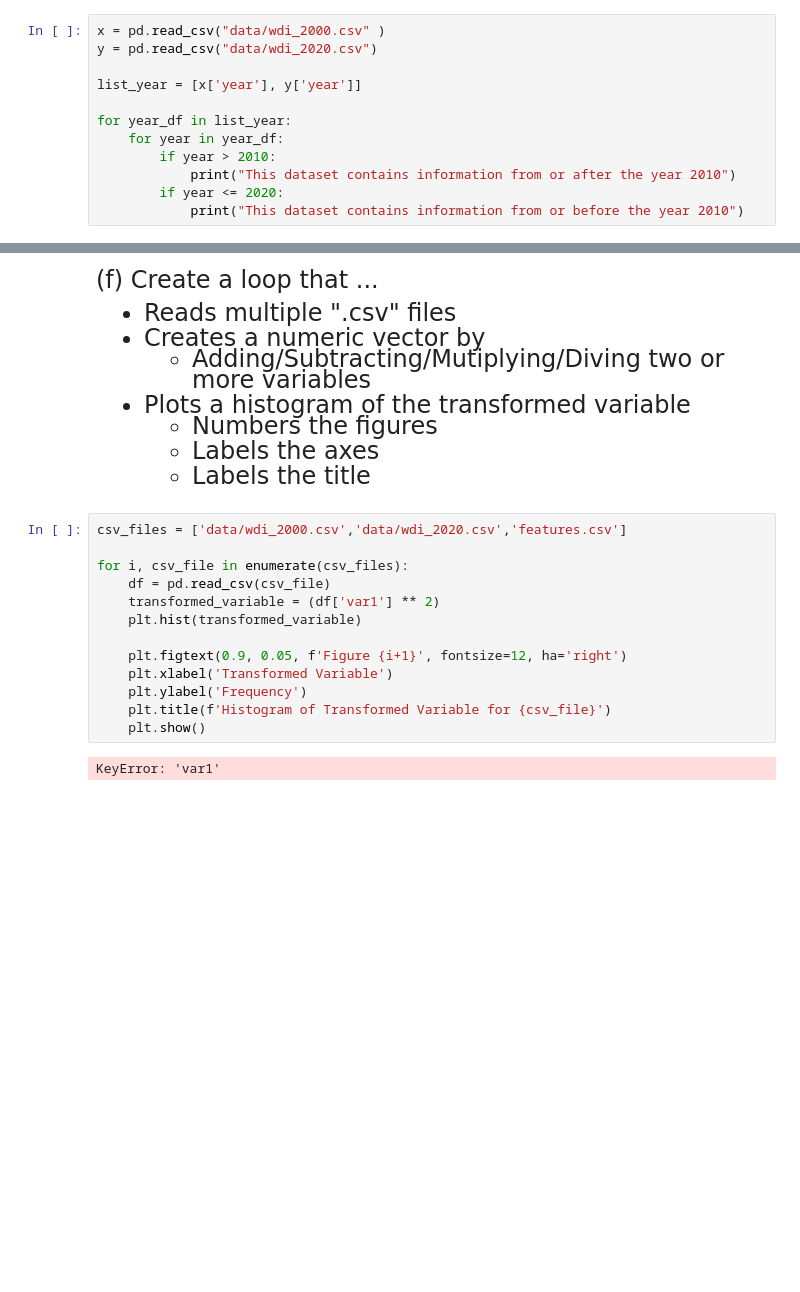
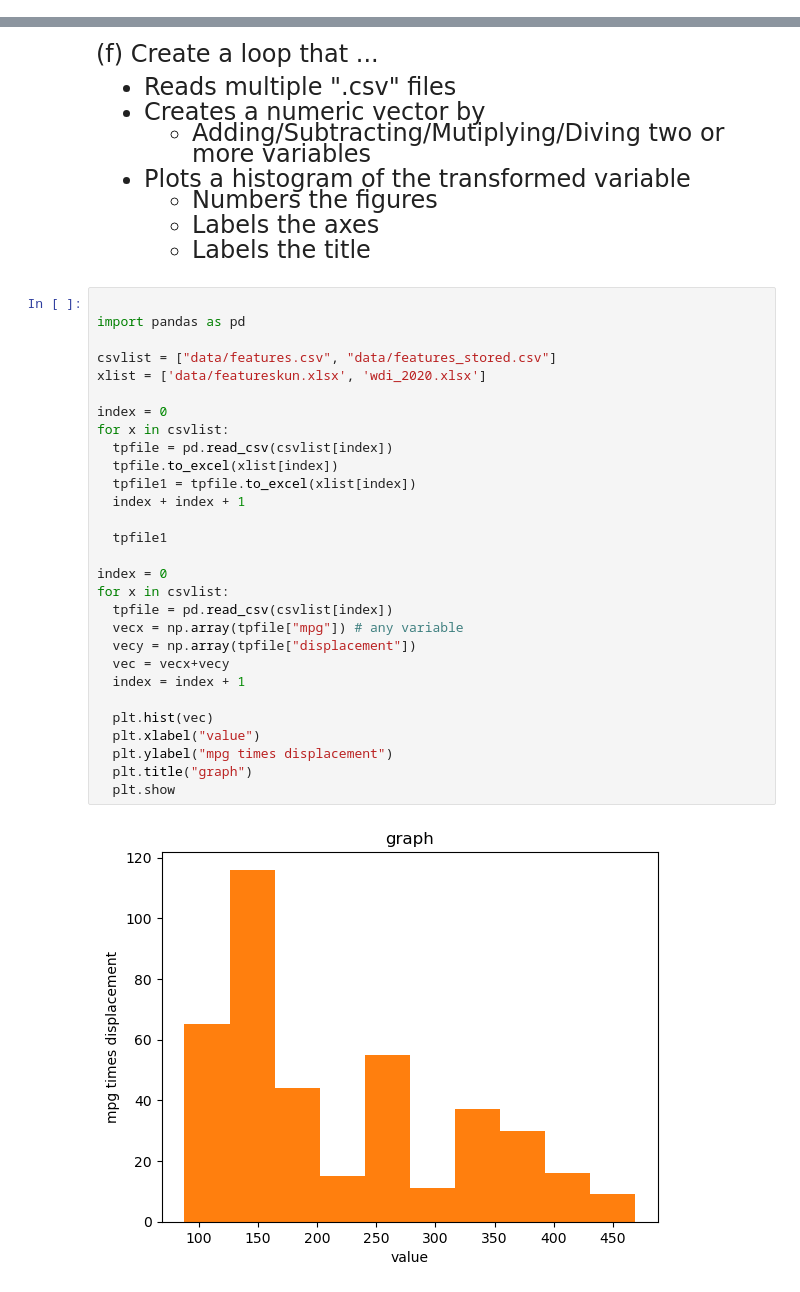
Before and after one commit to EricZou007/qtm151spring2023, a Jupyter notebook: Lecture 07/Lecture 7.ipynb, the cells around one changed output, grey strips where cells are left out. Drawn from its saved outputs; the diff is of its cells as text; blank space fills up the shorter version.

```diff
--- a/Lecture 07/Lecture 7.ipynb
+++ b/Lecture 07/Lecture 7.ipynb
@@ -184,18 +207,6 @@ $\qquad$ "This dataset contains information on or after 2010.
 - If the year $<$ 2010, print the message
 
 $\qquad$ "This dataset contains information before 2010"
-# %%
-x = pd.read_csv("data/wdi_2000.csv" )
-y = pd.read_csv("data/wdi_2020.csv")
-
-list_year = [x['year'], y['year']]
-
-for year_df in list_year:
-    for year in year_df:
-        if year > 2010:
-            print("This dataset contains information from or after the year 2010")
-        if year <= 2020:
-            print("This dataset contains information from or before the year 2010")
 # %% [markdown]
 <font size = "5">
 
@@ -228,18 +237,34 @@ ModuleNotFoundError: No module named 'openpyxl'
     - Numbers the figures
     - Labels the axes
     - Labels the title
-# %%
-csv_files = ['data/wdi_2000.csv','data/wdi_2020.csv','features.csv']
-
-for i, csv_file in enumerate(csv_files):
-    df = pd.read_csv(csv_file)
-    transformed_variable = (df['var1'] ** 2)
-    plt.hist(transformed_variable)
-
-    plt.figtext(0.9, 0.05, f'Figure {i+1}', fontsize=12, ha='right')
-    plt.xlabel('Transformed Variable')
-    plt.ylabel('Frequency')
-    plt.title(f'Histogram of Transformed Variable for {csv_file}')
-    plt.show()
-# %% [output]
-KeyError: 'var1'
+# %%
+
+import pandas as pd
+
+csvlist = ["data/features.csv", "data/features_stored.csv"]
+xlist = ['data/featureskun.xlsx', 'wdi_2020.xlsx']
+
+index = 0
+for x in csvlist:
+  tpfile = pd.read_csv(csvlist[index])
+  tpfile.to_excel(xlist[index])
+  tpfile1 = tpfile.to_excel(xlist[index])
+  index + index + 1
+
+  tpfile1
+
+index = 0
+for x in csvlist:
+  tpfile = pd.read_csv(csvlist[index])
+  vecx = np.array(tpfile["mpg"]) # any variable
+  vecy = np.array(tpfile["displacement"])
+  vec = vecx+vecy
+  index = index + 1
+
+  plt.hist(vec)
+  plt.xlabel("value")
+  plt.ylabel("mpg times displacement")
+  plt.title("graph")
+  plt.show
+# %% [output]
+[figure, added]
```
Also changed, not shown: parts of 4 cells of this notebook, 22 other files.
